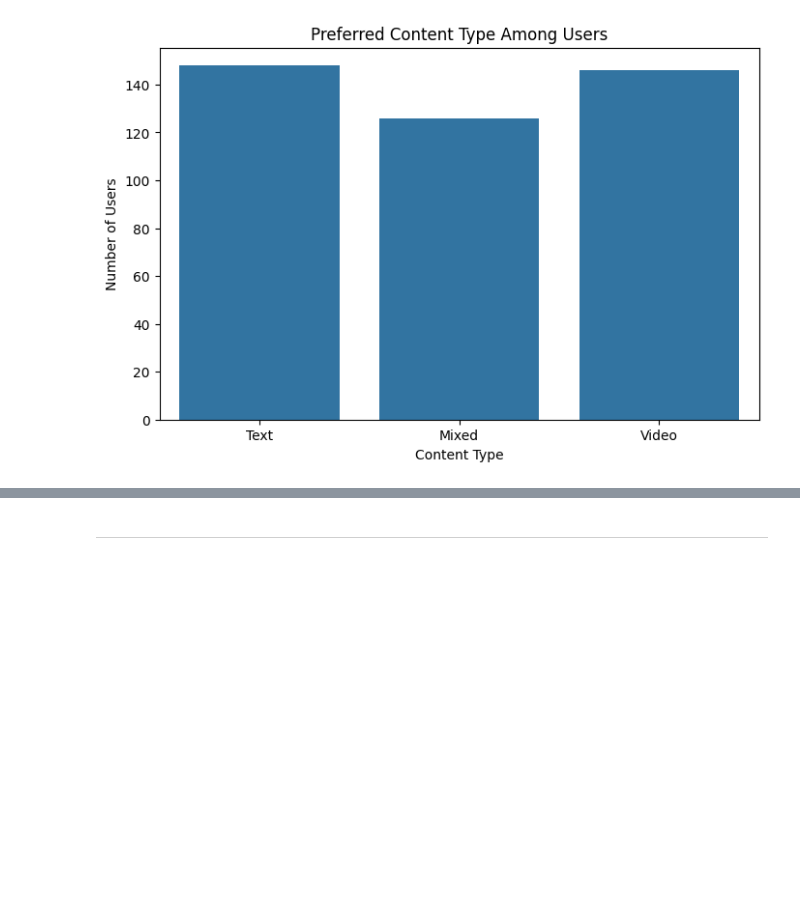
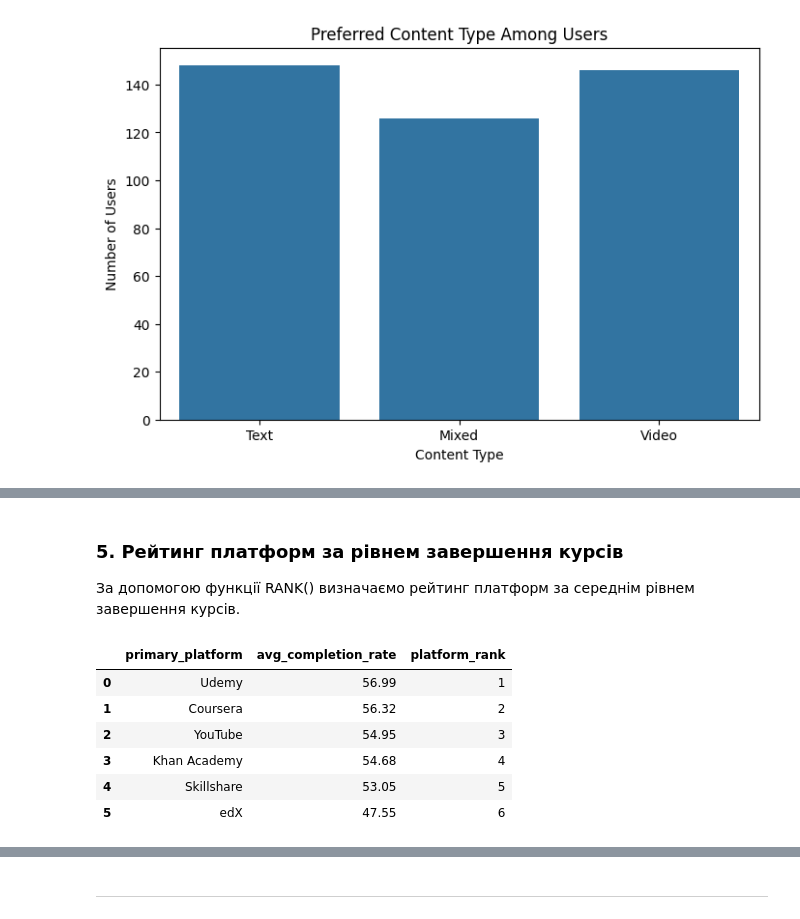
Before and after one commit to jane-rusakova/python_for_hw_tasks, a Jupyter notebook: Фінальний_проєкт.ipynb, the cells around one changed output, grey strips where cells are left out. Cells and saved outputs as stored; diff of their text form; code cells hidden in the pictures; blank space fills up the shorter version.

```diff
--- a/Фінальний_проєкт.ipynb
+++ b/Фінальний_проєкт.ipynb
@@ -443,0 +431,11 @@ plt.show()
+# %%
+import sqlite3
+import pandas as pd
+
+# створюємо тимчасову SQL базу
+conn = sqlite3.connect(':memory:')
+
+# завантажуємо наш датасет у SQL
+df.to_sql('learning_data', conn, index=False)
+
+print("Database successfully created")
@@ -443,0 +530,25 @@ plt.show()
+# %% [markdown]
+### 5. Рейтинг платформ за рівнем завершення курсів
+
+За допомогою функції RANK() визначаємо рейтинг платформ за середнім рівнем завершення курсів.
+# %%
+query5 = """
+SELECT
+    primary_platform,
+    ROUND(AVG(completion_rate_percent),2) AS avg_completion_rate,
+    RANK() OVER (
+        ORDER BY AVG(completion_rate_percent) DESC
+    ) AS platform_rank
+FROM learning_data
+GROUP BY primary_platform
+"""
+
+pd.read_sql(query5, conn)
+# %% [output]
+|  | primary_platform | avg_completion_rate | platform_rank |
+| 0 | Udemy | 56.99 | 1 |
+| 1 | Coursera | 56.32 | 2 |
+| 2 | YouTube | 54.95 | 3 |
+| 3 | Khan Academy | 54.68 | 4 |
+| 4 | Skillshare | 53.05 | 5 |
+| 5 | edX | 47.55 | 6 |
```
Also changed, not shown: parts of 46 cells of this notebook.
